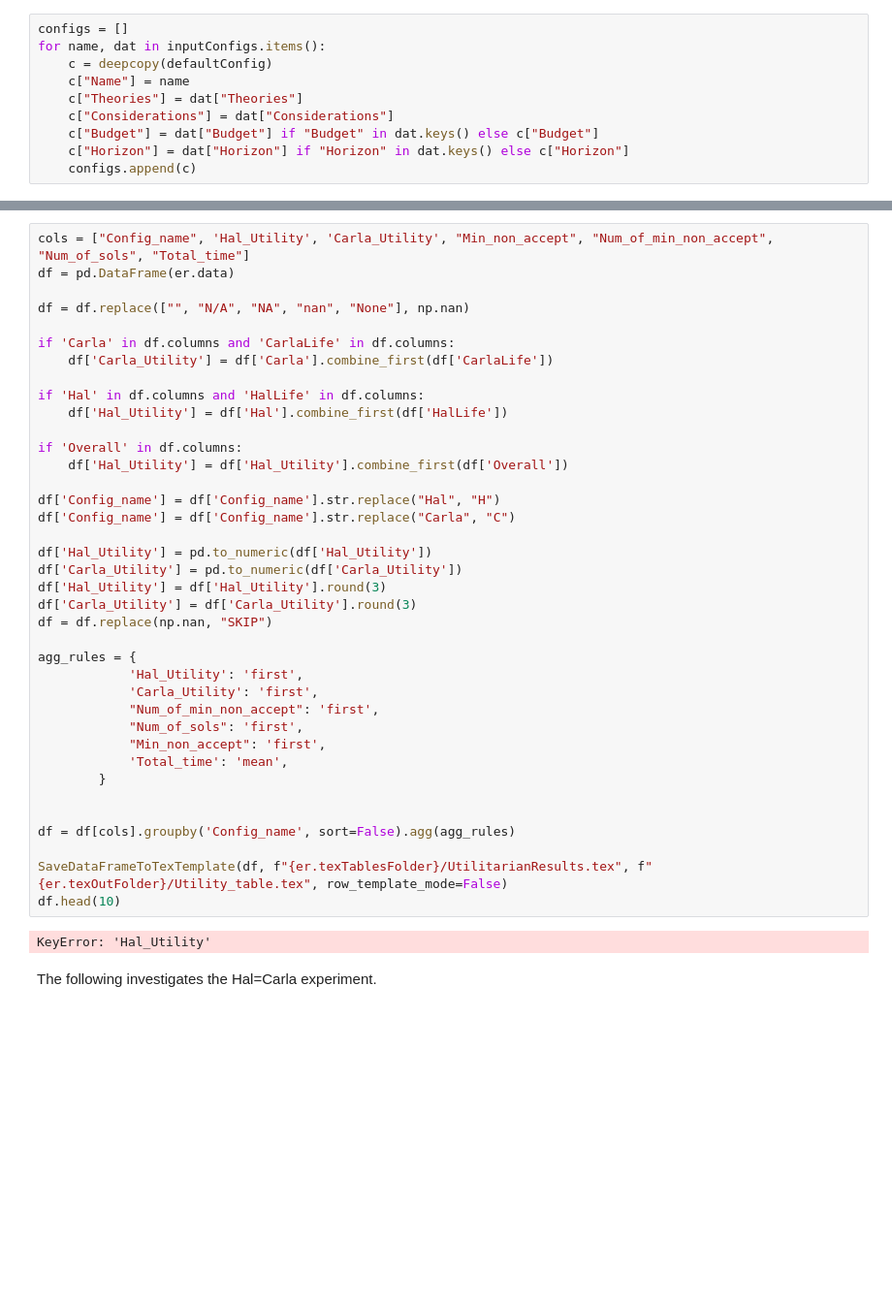
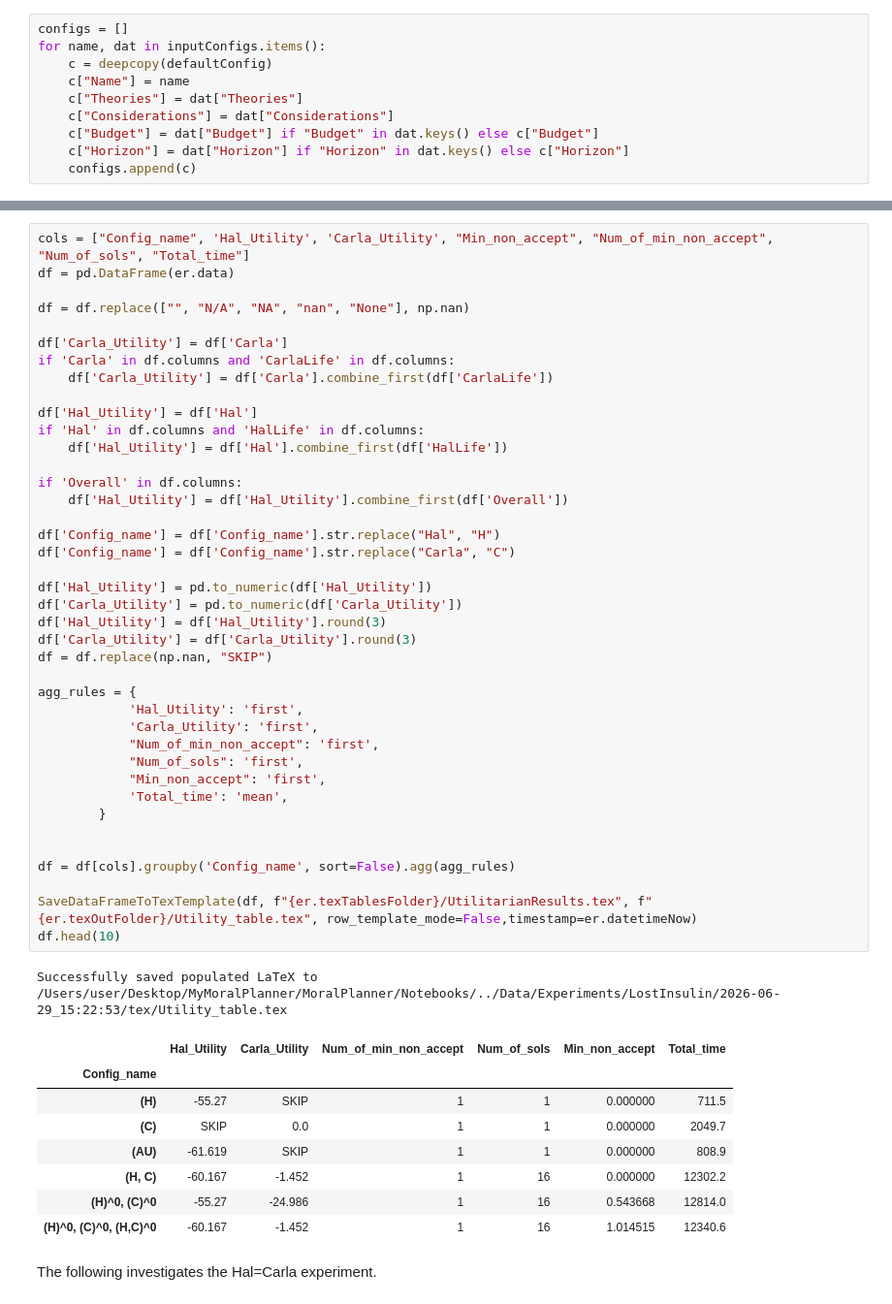
Before and after one commit to sameysimon/MoralPlanner, a Jupyter notebook: Notebooks/UtilitarianExperiment.ipynb, the cells around one changed output, grey strips where cells are left out. Shown at 97% size. Cells and saved outputs as stored; diff of their text form; blank space fills up the shorter version.

```diff
--- a/Notebooks/UtilitarianExperiment.ipynb
+++ b/Notebooks/UtilitarianExperiment.ipynb
@@ -63,40 +75,50 @@ df = pd.DataFrame(er.data)
 
 df = df.replace(["", "N/A", "NA", "nan", "None"], np.nan)
 
+df['Carla_Utility'] = df['Carla']
 if 'Carla' in df.columns and 'CarlaLife' in df.columns:
     df['Carla_Utility'] = df['Carla'].combine_first(df['CarlaLife'])
 
+df['Hal_Utility'] = df['Hal']
 if 'Hal' in df.columns and 'HalLife' in df.columns:
     df['Hal_Utility'] = df['Hal'].combine_first(df['HalLife'])
 
 if 'Overall' in df.columns:
     df['Hal_Utility'] = df['Hal_Utility'].combine_first(df['Overall'])
 
 df['Config_name'] = df['Config_name'].str.replace("Hal", "H")
 df['Config_name'] = df['Config_name'].str.replace("Carla", "C")
 
 df['Hal_Utility'] = pd.to_numeric(df['Hal_Utility'])
 df['Carla_Utility'] = pd.to_numeric(df['Carla_Utility'])
 df['Hal_Utility'] = df['Hal_Utility'].round(3)
 df['Carla_Utility'] = df['Carla_Utility'].round(3)
 df = df.replace(np.nan, "SKIP")
 
 agg_rules = {
             'Hal_Utility': 'first',
             'Carla_Utility': 'first',
             "Num_of_min_non_accept": 'first',
             "Num_of_sols": 'first',
             "Min_non_accept": 'first',
             'Total_time': 'mean',
         }
 
 
 df = df[cols].groupby('Config_name', sort=False).agg(agg_rules)
 
-SaveDataFrameToTexTemplate(df, f"{er.texTablesFolder}/UtilitarianResults.tex", f"{er.texOutFolder}/Utility_table.tex", row_template_mode=False)
+SaveDataFrameToTexTemplate(df, f"{er.texTablesFolder}/UtilitarianResults.tex", f"{er.texOutFolder}/Utility_table.tex", row_template_mode=False,timestamp=er.datetimeNow)
 df.head(10)
 # %% [output]
-KeyError: 'Hal_Utility'
+Successfully saved populated LaTeX to /Users/user/Desktop/MyMoralPlanner/MoralPlanner/Notebooks/../Data/Experiments/LostInsulin/2026-06-29_15:22:53/tex/Utility_table.tex
+|  | Hal_Utility | Carla_Utility | Num_of_min_non_accept | Num_of_sols | Min_non_accept | Total_time |
+| Config_name |  |  |  |  |  |  |
+| (H) | -55.27 | SKIP | 1 | 1 | 0.000000 | 711.5 |
+| (C) | SKIP | 0.0 | 1 | 1 | 0.000000 | 2049.7 |
+| (AU) | -61.619 | SKIP | 1 | 1 | 0.000000 | 808.9 |
+| (H, C) | -60.167 | -1.452 | 1 | 16 | 0.000000 | 12302.2 |
+| (H)^0, (C)^0 | -55.27 | -24.986 | 1 | 16 | 0.543668 | 12814.0 |
+| (H)^0, (C)^0, (H,C)^0 | -60.167 | -1.452 | 1 | 16 | 1.014515 | 12340.6 |
 # %% [markdown]
 The following investigates the Hal=Carla experiment.
 # %%
```
Also changed, not shown: parts of 6 cells of this notebook, 29 other files.
